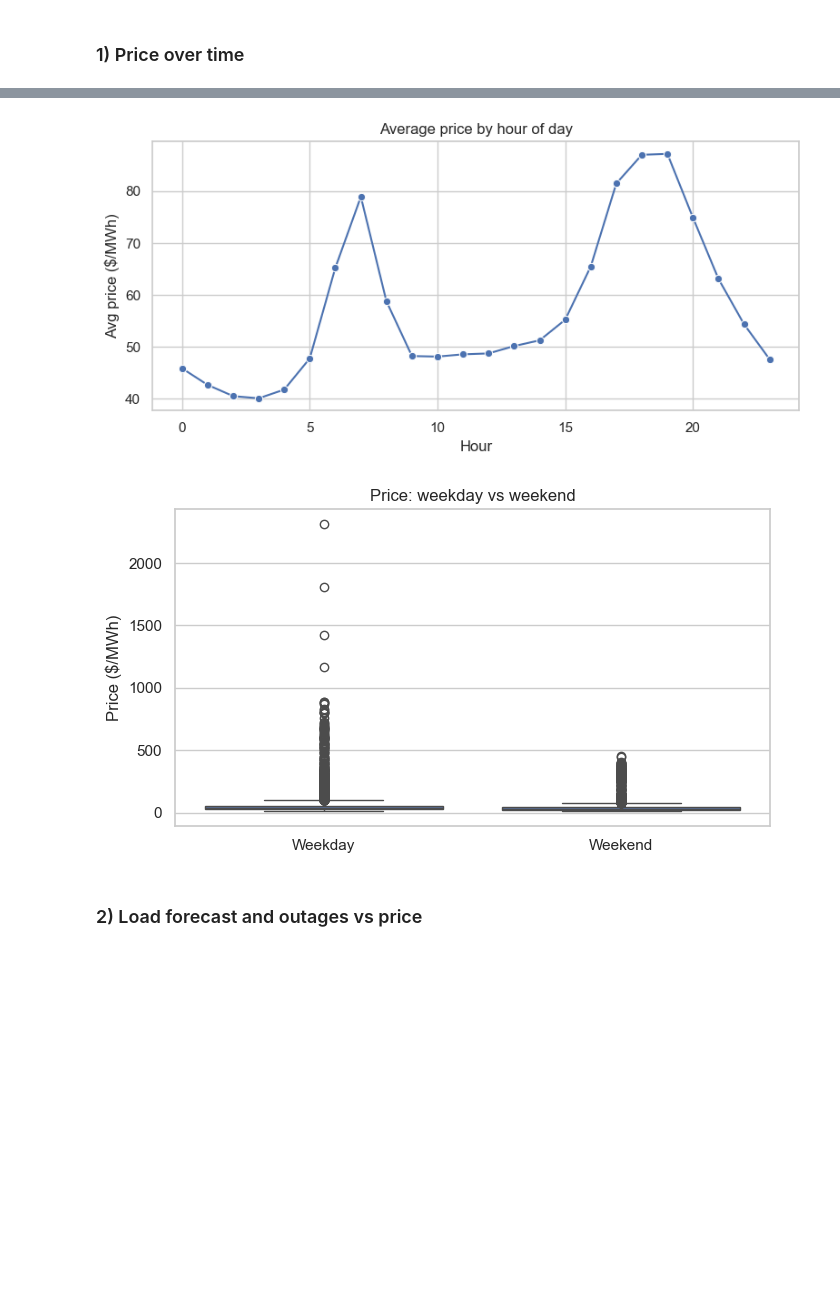
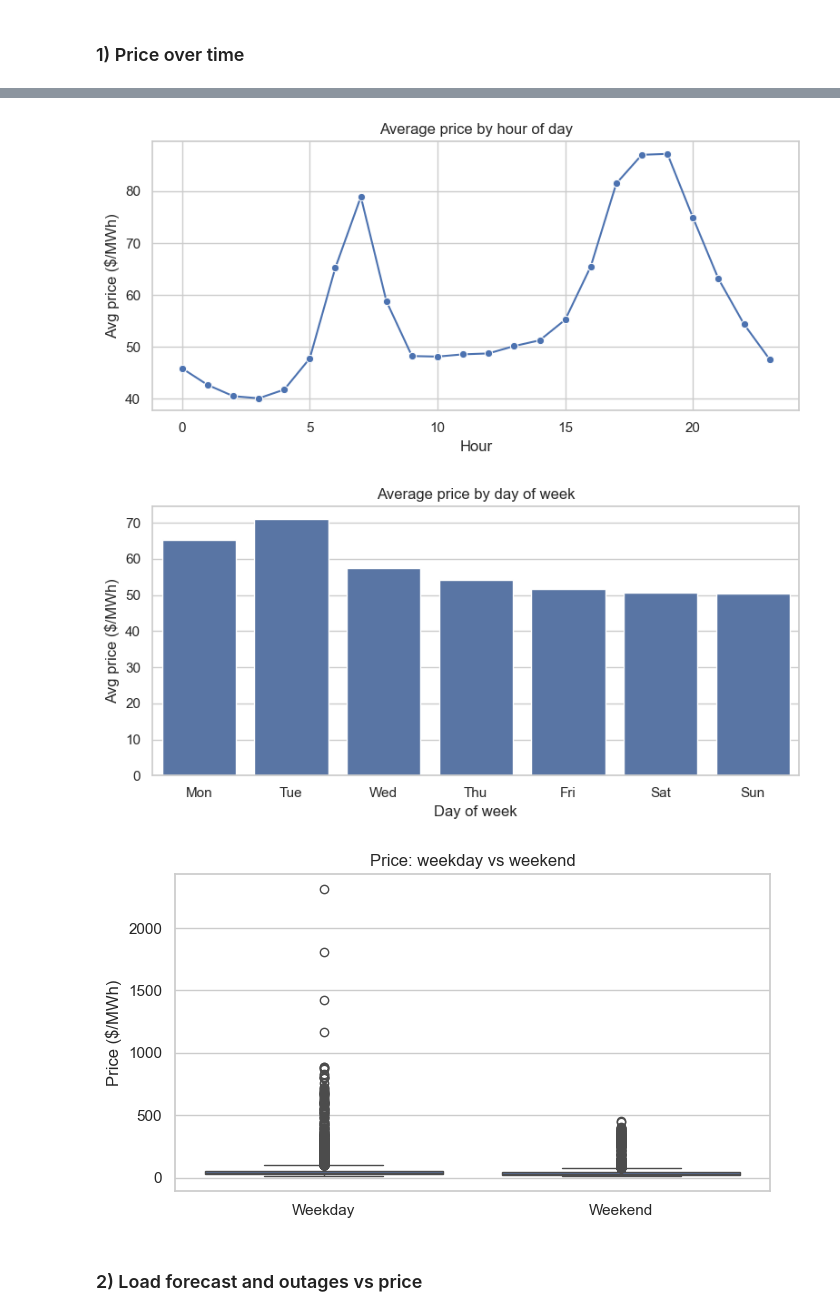
Before and after one commit to anthony240624/CS109B-Final-Project, a Jupyter notebook: data_preprocess.ipynb, the cells around one changed output, grey strips where cells are left out. Drawn from its saved outputs; the diff is of its cells as text; code cells hidden in the pictures; blank space fills up the shorter version.

```diff
--- a/data_preprocess.ipynb
+++ b/data_preprocess.ipynb
@@ -242,34 +242,46 @@ plt.figure(figsize=(14, 4))
 eda["price"].plot(linewidth=0.8)
 plt.title("PJM day-ahead price over time")
 plt.ylabel("$/MWh")
 plt.xlabel("Time")
 plt.tight_layout()
 plt.show()
 
 # Average hourly profile
 hourly_profile = eda.groupby("hour")["price"].mean()
 plt.figure(figsize=(8, 4))
 sns.lineplot(x=hourly_profile.index, y=hourly_profile.values, marker="o")
 plt.title("Average price by hour of day")
 plt.xlabel("Hour")
 plt.ylabel("Avg price ($/MWh)")
 plt.tight_layout()
 plt.show()
 
+# Average price by day of week
+dow_profile = eda.groupby("day_of_week")["price"].mean().reindex(range(7))
+dow_labels = ["Mon", "Tue", "Wed", "Thu", "Fri", "Sat", "Sun"]
+plt.figure(figsize=(8, 4))
+sns.barplot(x=dow_labels, y=dow_profile.values, color="#4C72B0")
+plt.title("Average price by day of week")
+plt.xlabel("Day of week")
+plt.ylabel("Avg price ($/MWh)")
+plt.tight_layout()
+plt.show()
+
 # Weekday vs weekend
 tmp = eda[["price", "is_weekend"]].copy()
 tmp["day_type"] = np.where(tmp["is_weekend"] == 1, "Weekend", "Weekday")
 plt.figure(figsize=(7, 4))
 sns.boxplot(data=tmp, x="day_type", y="price")
 plt.title("Price: weekday vs weekend")
 plt.xlabel("")
 plt.ylabel("Price ($/MWh)")
 plt.tight_layout()
 plt.show()
 # %% [output]
 [figure]
 [figure]
-[figure, old version]
+[figure, new version]
+[figure, added]
 # %% [markdown]
 ### 2) Load forecast and outages vs price
 # %%
```
Also changed, not shown: 1 other file.
